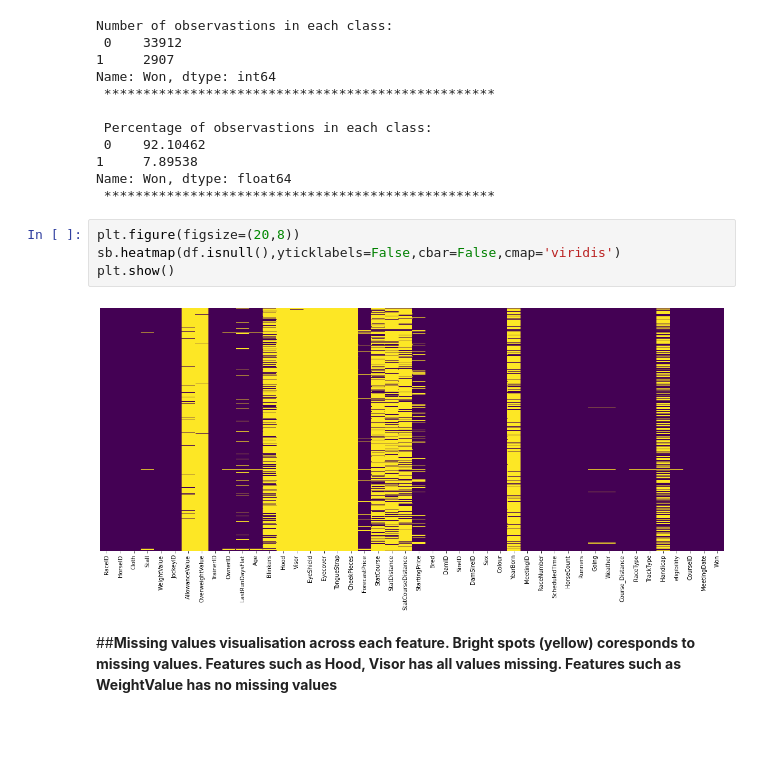
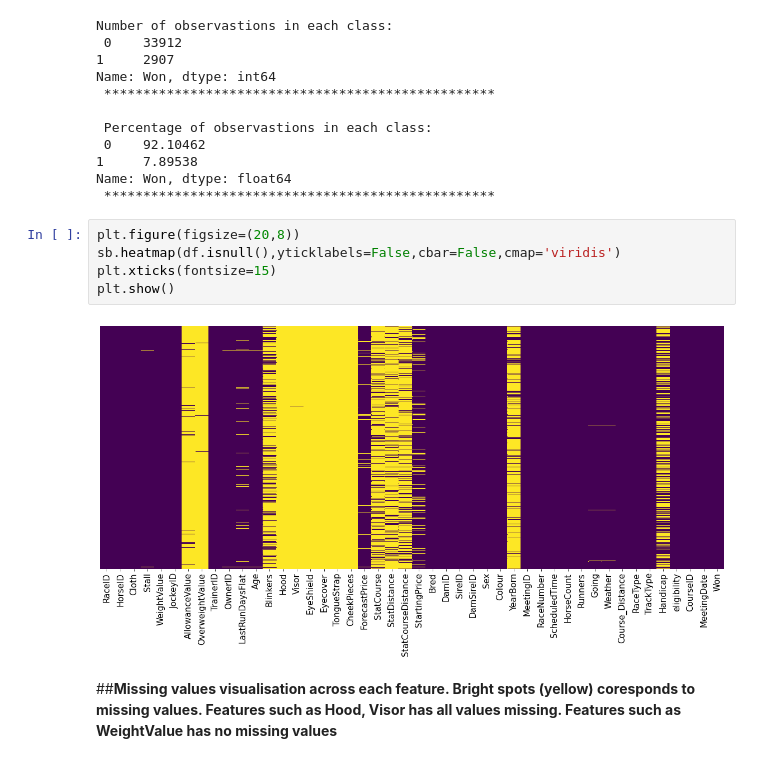
Before and after one commit to sriharsha-ramaraju/Winning_Horse_Prediction, a Jupyter notebook: Horses_Data_Science.ipynb, the cells around one changed output. Cells and saved outputs as stored; diff of their text form; blank space fills up the shorter version.

```diff
--- a/Horses_Data_Science.ipynb
+++ b/Horses_Data_Science.ipynb
@@ -84,9 +84,10 @@ Name: Won, dtype: float64
 # %%
 plt.figure(figsize=(20,8))
 sb.heatmap(df.isnull(),yticklabels=False,cbar=False,cmap='viridis')
+plt.xticks(fontsize=15)
 plt.show()
 # %% [output]
-[figure, old version]
+[figure, new version]
 # %% [markdown]
 ##**Missing values visualisation across each feature. Bright spots (yellow) coresponds to missing values. Features such as Hood, Visor has all values missing. Features such as WeightValue has no missing values**
 # %%
```
